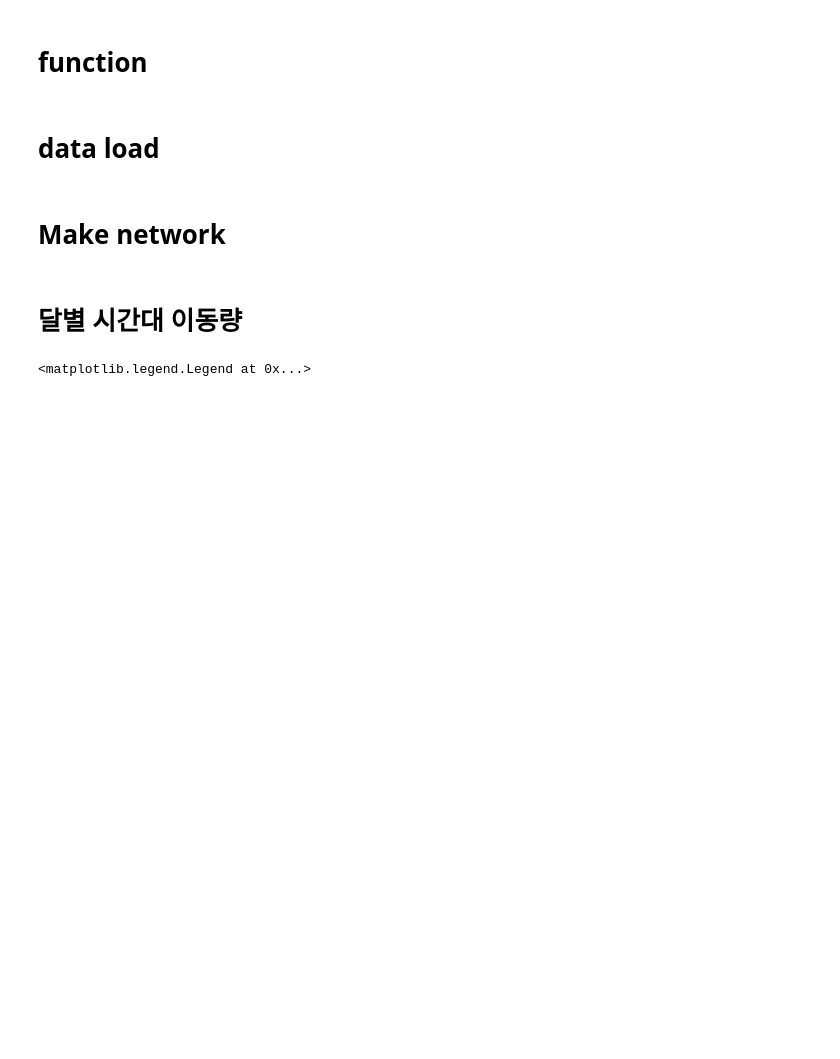
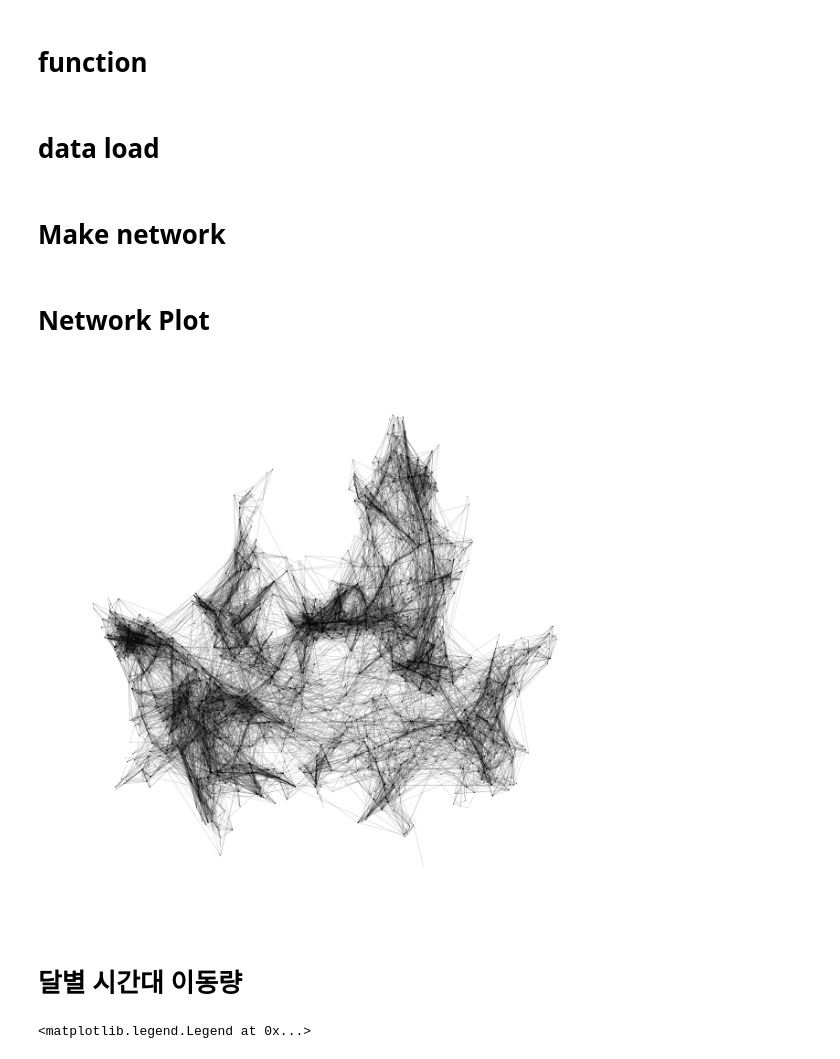
Before and after one commit to GyoHeon/UOS_bicycle, a Jupyter notebook: plot.ipynb, the cells around one changed output. Cells and saved outputs as stored; diff of their text form; code cells hidden in the pictures; blank space fills up the shorter version.

```diff
--- a/plot.ipynb
+++ b/plot.ipynb
@@ -28,6 +96,11 @@ def simple_list(data):
 # %%
 # 노드
 nodes = pd.read_csv('../data/station(21.01.31).csv')
+
+# networkx가 위치를 dict로 받기 때문에 raw data를 dict로 바꿈
+location = {}
+for x,y,z in zip(nodes['station number'], nodes['latitude'], nodes['longitude']):
+    location[x] = [z, y]
 
 # 달별 데이터
 data_2_all = np.load('../raw_data/data_2.npy', allow_pickle = True)
@@ -115,5 +188,27 @@ G_6_on = nx.DiGraph()
 G_6_on.add_weighted_edges_from(data_6_on_links)
 G_6_off = nx.DiGraph()
 G_6_off.add_weighted_edges_from(data_6_off_links)
+# %% [markdown]
+# Network Plot
+# %%
+'''
+Network : G1, G2
+node_size:G1(on_in_weight, on_out_weight)
+          G2(off_in_weight, off_out_weight)
+'''
+
+plt.figure(figsize = (11,11))
+
+nx.draw_networkx(G_2_on,
+                 location,
+                 node_color='black',
+                 node_size=0,
+                 with_labels=False,
+                 arrowsize=1,
+                 width=0.1)
+plt.axis('off')
+plt.show()
+# %% [output]
+[figure, added]
 # %% [markdown]
 # 달별 시간대 이동량
```
Also changed, not shown: parts of 9 cells of this notebook, 1 other file.
